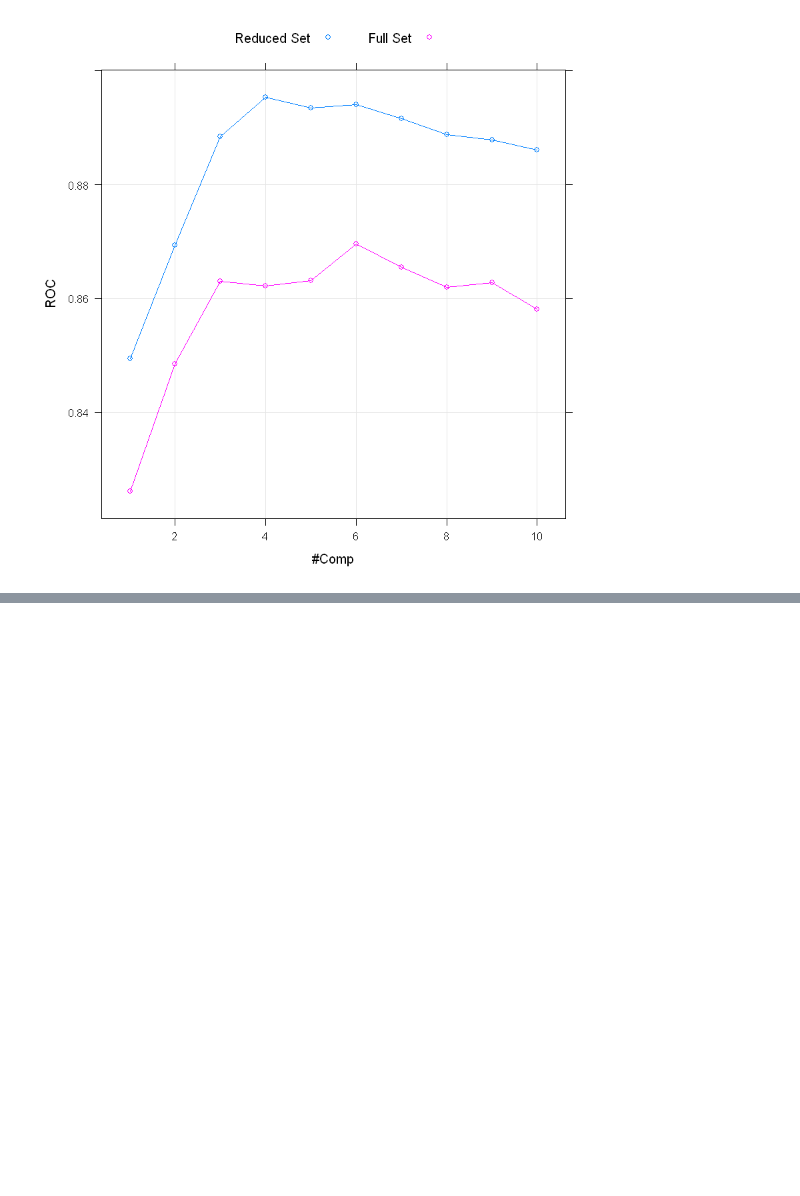
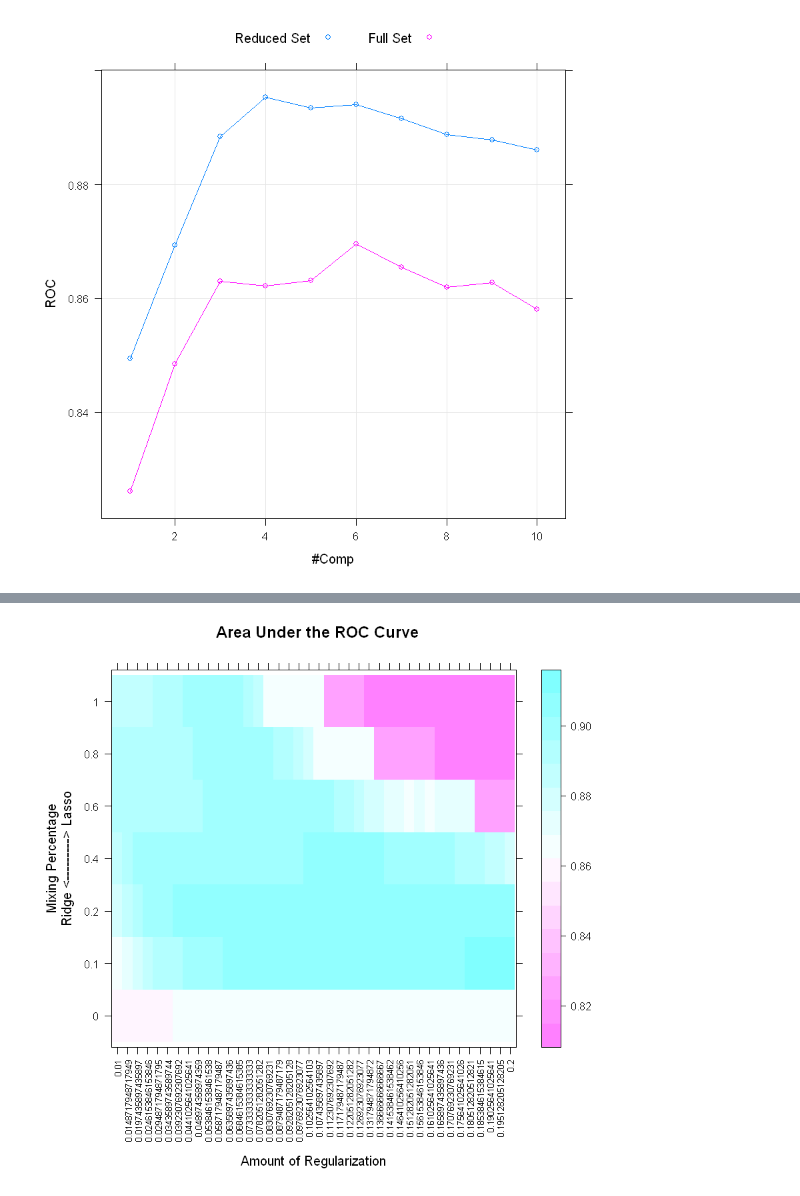
Before and after one commit to Randallzoeng/BookClub, a Jupyter notebook: AppliedPredictiveModeling/Chap. 12 Discriminant Analysis and Other Linear Classification Models.ipynb, the cells around one changed output, grey strips where cells are left out. Saved outputs shown, nothing was run; the diff lists cells and outputs as text; code cells hidden in the pictures; blank space fills up the shorter version.

```diff
--- a/AppliedPredictiveModeling/Chap. 12 Discriminant Analysis and Other Linear Classification Models.ipynb
+++ b/AppliedPredictiveModeling/Chap. 12 Discriminant Analysis and Other Linear Classification Models.ipynb
@@ -487,0 +535,22 @@ xyplot(ROC~ncomp,
+# %%
+library(caret)
+grid_glm <- expand.grid(
+                          alpha = c(0,0.1,0.2,0.4,0.6,0.8,1),
+                          lambda = seq(0.01,0.2,length=40))
+
+ctrl <- trainControl(method = "LGOCV",
+                     summaryFunction = twoClassSummary,
+                     classProbs = TRUE,
+                     index = list(TrainSet = pre2008),
+                     savePredictions = TRUE)
+
+fit_glm_tune <- train(
+                    training[,fullSet],
+                    y=training$Class,
+                    method="glmnet",
+                    tuneGrid=grid_glm,
+                     preProc=c("center","scale"),
+                     metric="ROC",
+                     trControl=ctrl)
+
+fit_glm_tune
@@ -487,0 +596,17 @@ xyplot(ROC~ncomp,
+# %%
+fit_glm <- fit_glm_tune
+fit_glm$results$lambda <- format(round(fit_glm$results$lambda,3))
+
+plot_glm <- plot(
+     fit_glm_tune,
+     plotType="level",
+    cuts=15,
+    scales=list(x=list(rot=90,cex=0.65)))
+
+update(plot_glm,
+       ylab = "Mixing Percentage\nRidge <---------> Lasso",
+       sub = "",
+       main = "Area Under the ROC Curve",
+       xlab = "Amount of Regularization")
+# %% [output]
+[figure, added]
```
Also changed, not shown: parts of 16 cells of this notebook.
